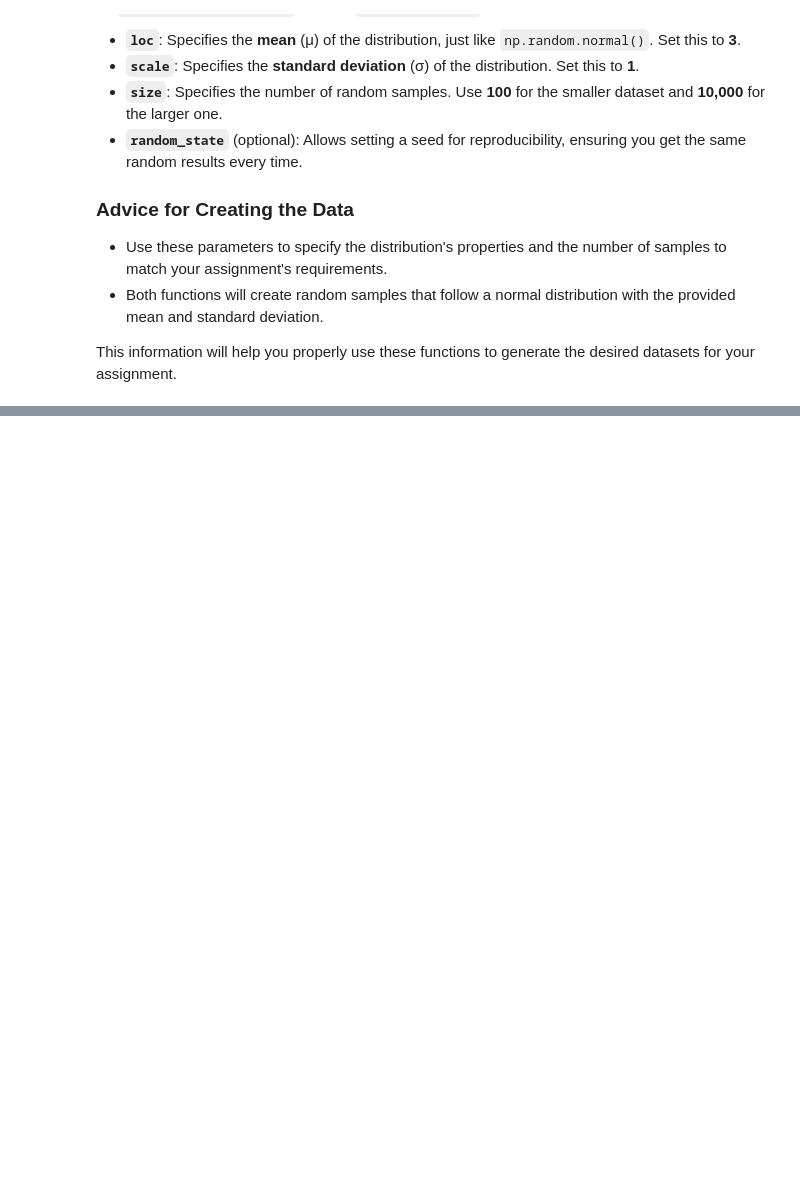
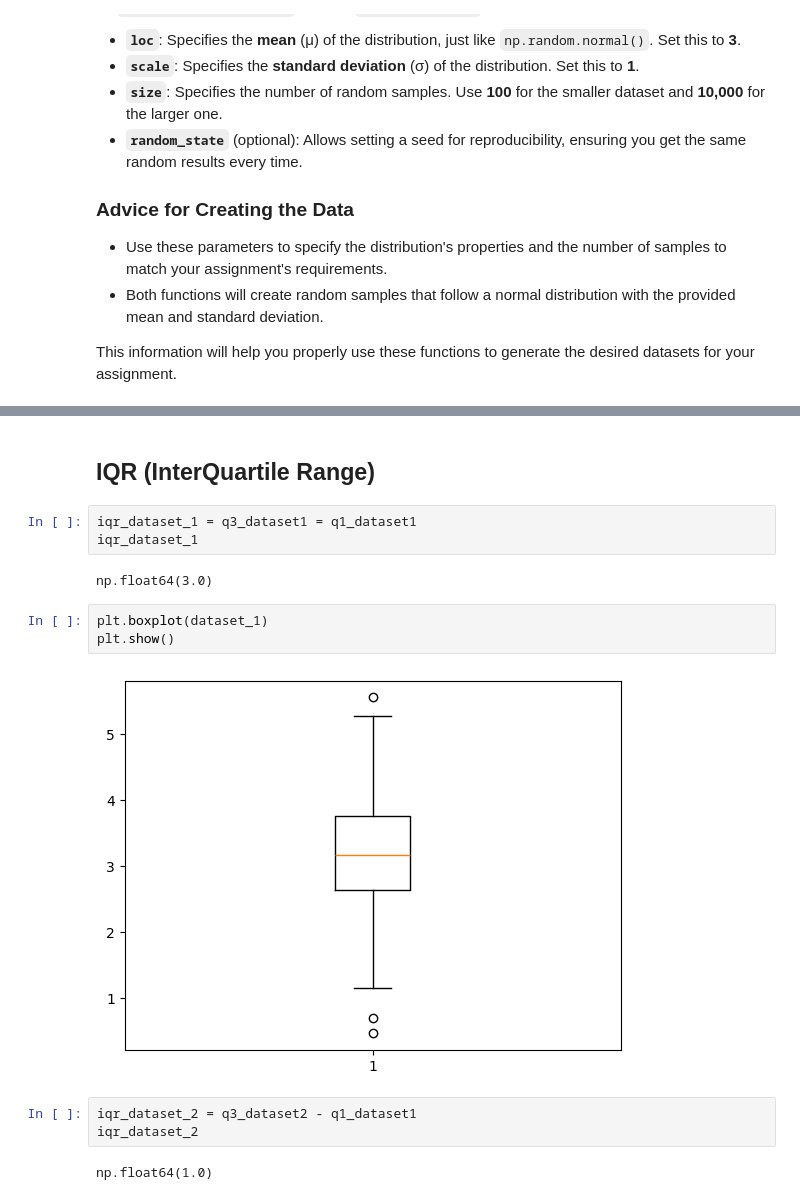
Before and after one commit to andy111223/10_Desc_Statistics_Probability, a Jupyter notebook: main.ipynb, the cells around one changed output, grey strips where cells are left out. Cells and saved outputs as stored; diff of their text form; blank space fills up the shorter version.

```diff
--- a/main.ipynb
+++ b/main.ipynb
@@ -1176,0 +1194,17 @@ np.float64(3.0)
+# %% [markdown]
+## IQR (InterQuartile Range)
+# %%
+iqr_dataset_1 = q3_dataset1 = q1_dataset1
+iqr_dataset_1
+# %% [output]
+np.float64(3.0)
+# %%
+plt.boxplot(dataset_1)
+plt.show()
+# %% [output]
+[figure, added]
+# %%
+iqr_dataset_2 = q3_dataset2 - q1_dataset1
+iqr_dataset_2
+# %% [output]
+np.float64(1.0)
```
Also changed, not shown: parts of 35 cells of this notebook.
